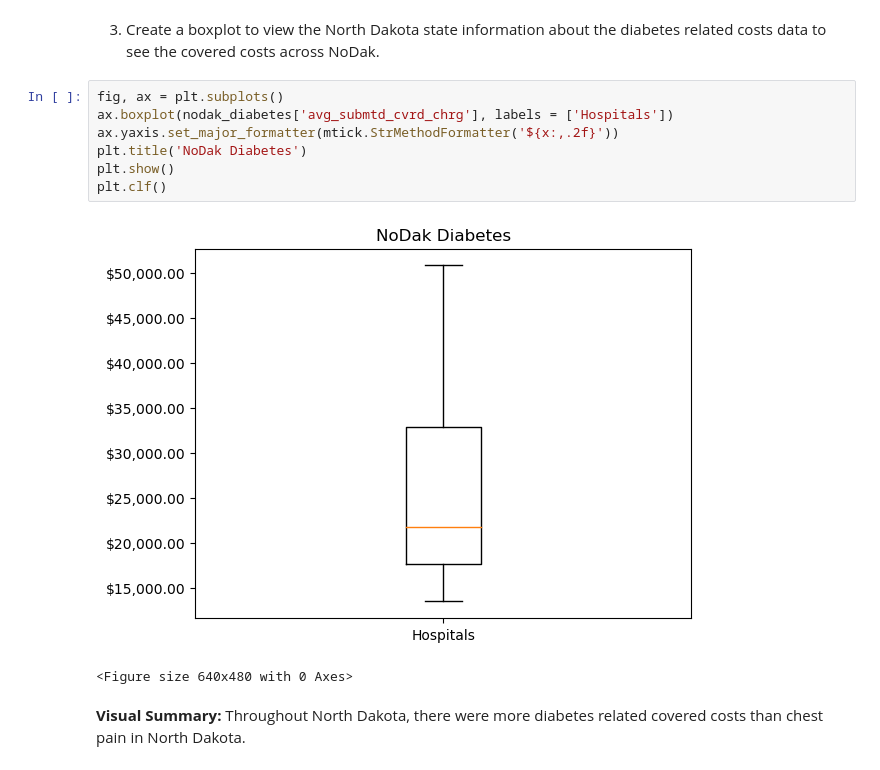
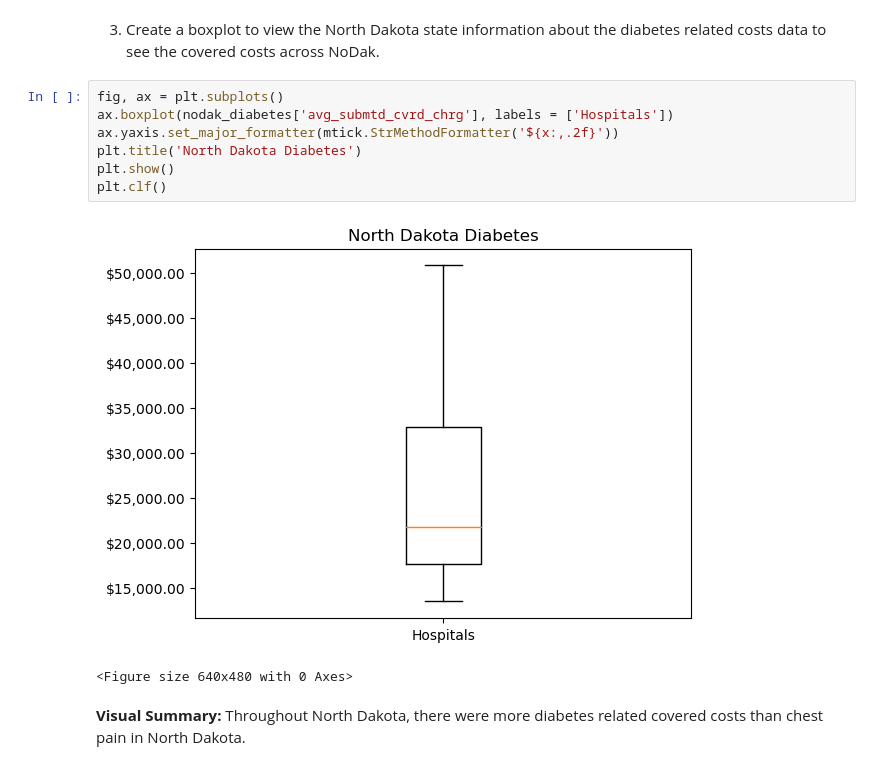
Before and after one commit to absndus/Data_Science_Project_Portfolio, a Jupyter notebook: Data Science Portfolio - Healthcare Boxplots Notebook.ipynb, the cells around one changed output. Cells and saved outputs as stored; diff of their text form.

```diff
--- a/Data Science Portfolio - Healthcare Boxplots Notebook.ipynb
+++ b/Data Science Portfolio - Healthcare Boxplots Notebook.ipynb
@@ -279,12 +279,12 @@ plt.clf()
 # %%
 fig, ax = plt.subplots()
 ax.boxplot(nodak_diabetes['avg_submtd_cvrd_chrg'], labels = ['Hospitals'])
 ax.yaxis.set_major_formatter(mtick.StrMethodFormatter('${x:,.2f}'))
-plt.title('NoDak Diabetes')
+plt.title('North Dakota Diabetes')
 plt.show()
 plt.clf()
 # %% [output]
-[figure, old version]
+[figure, new version]
 <Figure size 640x480 with 0 Axes>
 # %% [markdown]
 **Visual Summary:** Throughout North Dakota, there were more diabetes related covered costs than chest pain in North Dakota.
```
Also changed, not shown: parts of 3 cells of this notebook.
